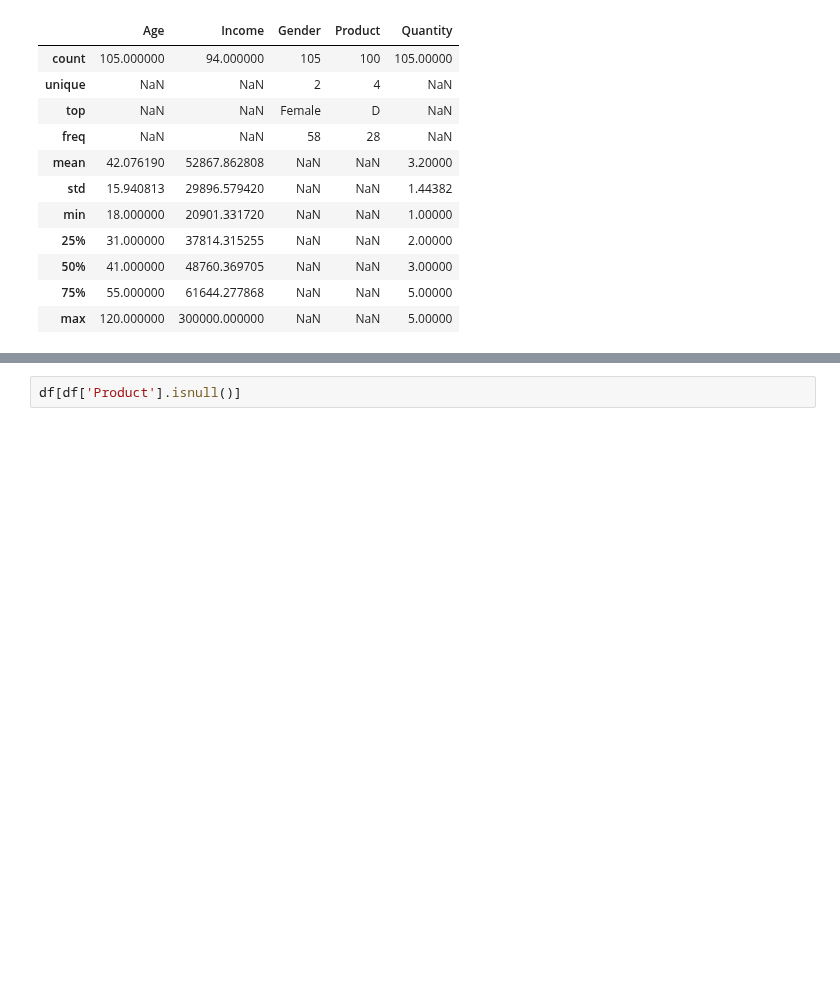
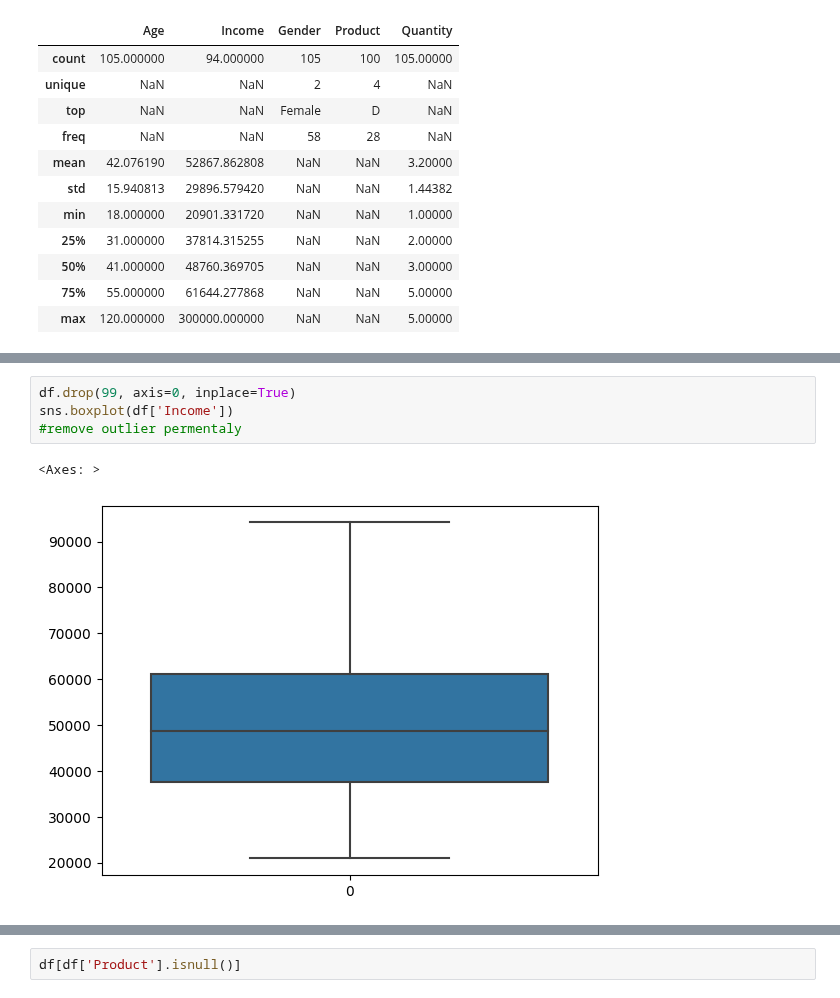
Before and after one commit to LLF00/datascience1, a Jupyter notebook: class_may10.ipynb, the cells around one changed output, grey strips where cells are left out. Cells and saved outputs as stored; diff of their text form; blank space fills up the shorter version.

```diff
--- a/class_may10.ipynb
+++ b/class_may10.ipynb
@@ -72,0 +111,7 @@ df.describe(include ='all')
+# %%
+df.drop(99, axis=0, inplace=True)
+sns.boxplot(df['Income'])
+#remove outlier permentaly
+# %% [output]
+<Axes: >
+[figure, added]
```
Also changed, not shown: parts of 20 cells of this notebook.
